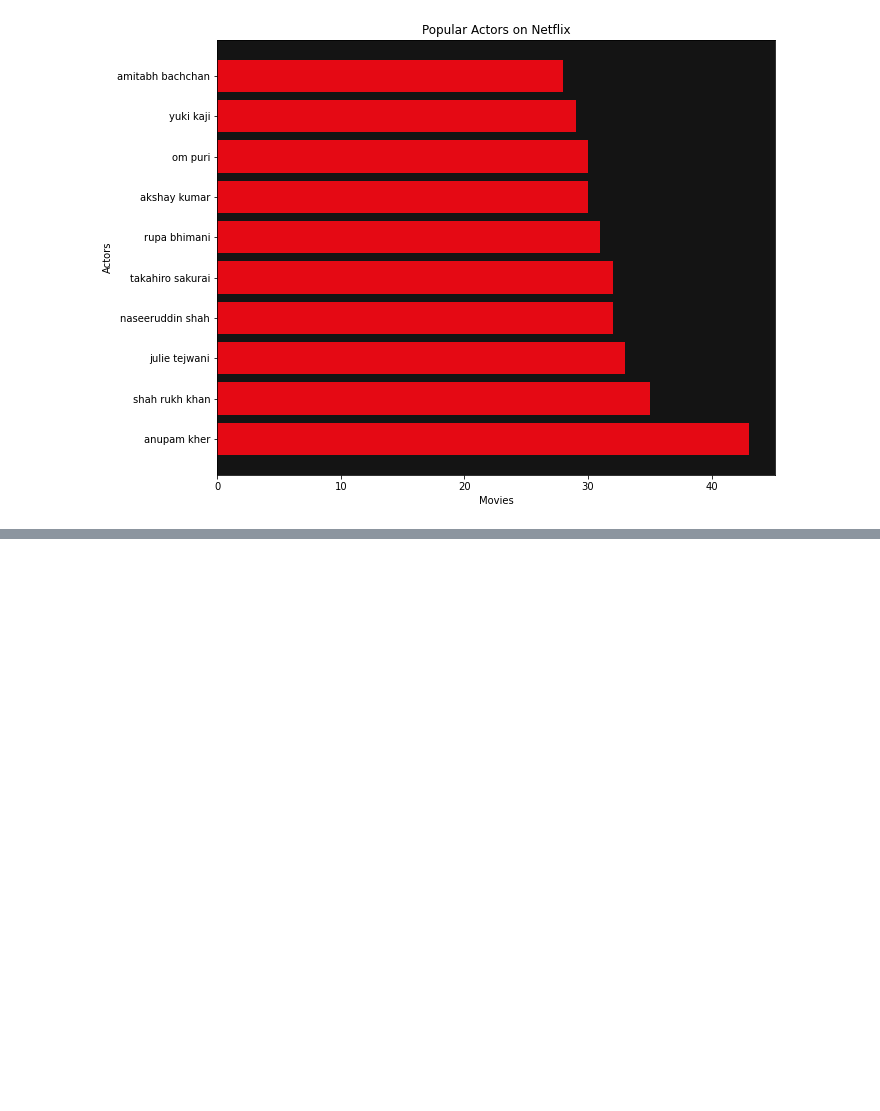
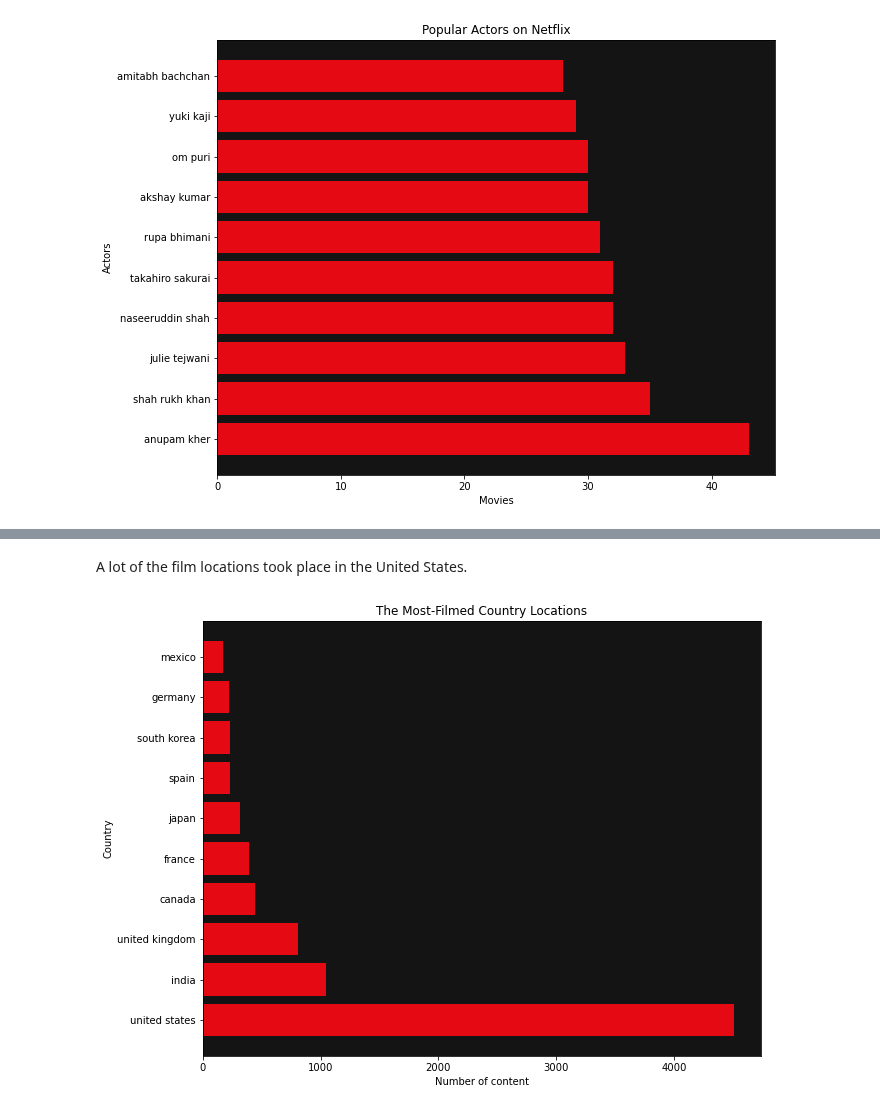
Before and after one commit to rony-guerra/Netflix_Analysis, a Jupyter notebook: Netflix_Analysis_v1.ipynb, the cells around one changed output, grey strips where cells are left out. Saved outputs shown, nothing was run; the diff lists cells and outputs as text; code cells hidden in the pictures; blank space fills up the shorter version.

```diff
--- a/Netflix_Analysis_v1.ipynb
+++ b/Netflix_Analysis_v1.ipynb
@@ -458,0 +693,2 @@ plt.show()
+# %%
+title_and_country_df = df[['title','country']]
@@ -458,0 +711,13 @@ plt.show()
+# %%
+country_counter = {}
+
+for index, row in title_and_country_df.iterrows():
+    country_content = row['country']
+    country_split = country_content.split(',')
+    country_stripped = [country.strip().lower() for country in country_split]
+    for country in country_stripped:
+        country_counter[country] = country_counter.get(country, 0) + 1
+
+country_filmed = dict(sorted(country_counter.items(), key=lambda item: item[1], reverse=True))
+top_10_country = dict(Counter(country_filmed).most_common(10))
+top_10_country
@@ -458,0 +735,19 @@ plt.show()
+# %% [markdown]
+A lot of the film locations took place in the United States.
+# %%
+country = list(top_10_country.keys())
+content_count = list(top_10_country.values())
+# %%
+fig = plt.figure(figsize=(10,8))
+ax = plt.subplot(1,1,1)
+plt.barh(country, content_count, color='#E50914')
+ax.set_title('The Most-Filmed Country Locations')
+ax.set_xlabel('Number of content')
+ax.set_ylabel('Country')
+plt.grid(False)
+plt.rcParams['axes.facecolor'] = '#141414'
+
+plt.show()
+fig.savefig('country.png')
+# %% [output]
+[figure, added]
```
Also changed, not shown: parts of 60 cells of this notebook.
